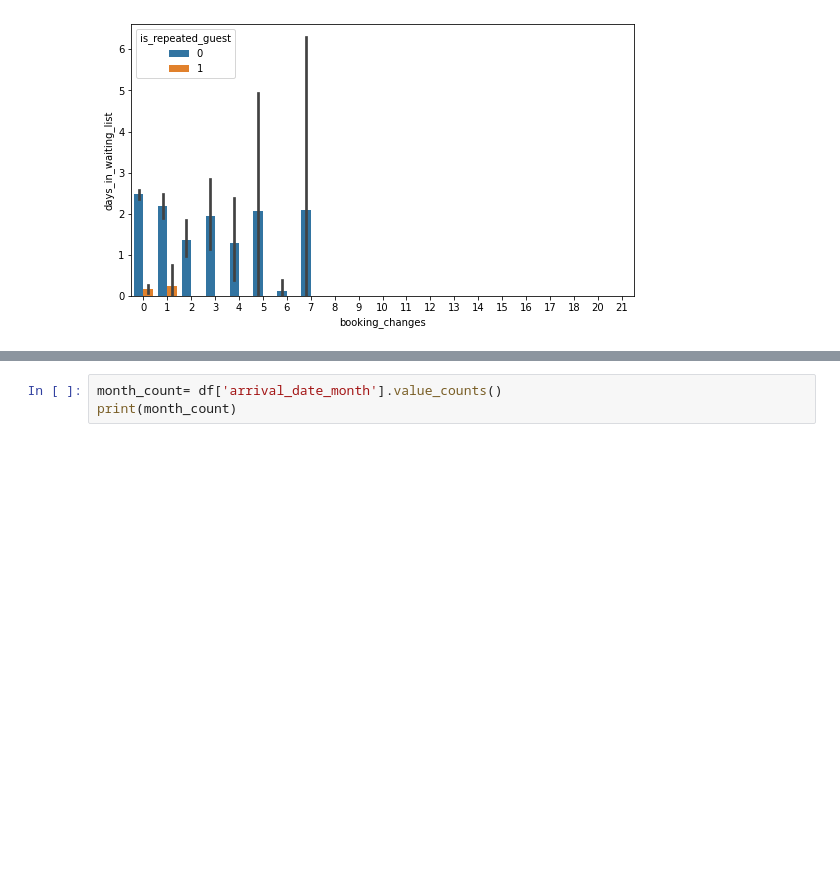
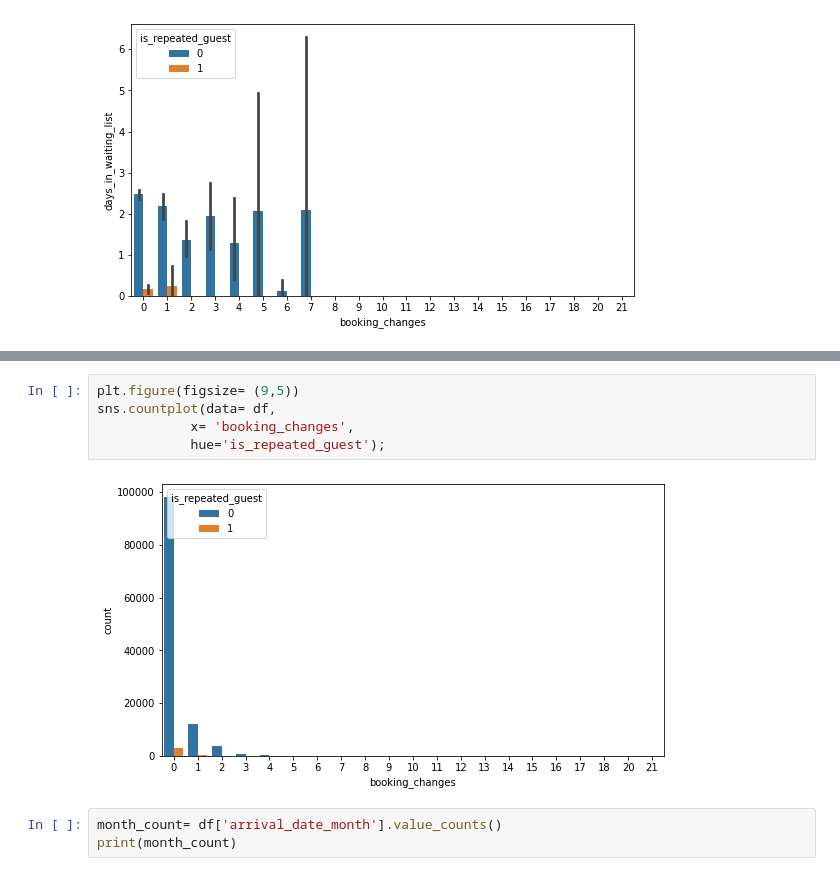
Before and after one commit to neha-goyal55/EDA-Project, a Jupyter notebook: Copy_of_EDA_Hotel_booking_Q1.ipynb, the cells around one changed output, grey strips where cells are left out. Saved outputs shown, nothing was run; the diff lists cells and outputs as text; blank space fills up the shorter version.

```diff
--- a/Copy_of_EDA_Hotel_booking_Q1.ipynb
+++ b/Copy_of_EDA_Hotel_booking_Q1.ipynb
@@ -52,3 +107,10 @@ sns.barplot(data= df,
+# %%
+plt.figure(figsize= (9,5))
+sns.countplot(data= df,
+            x= 'booking_changes',
+            hue='is_repeated_guest');
+# %% [output]
+[figure, added]
 # %%
 month_count= df['arrival_date_month'].value_counts()
 print(month_count)
```
Also changed, not shown: parts of 11 cells of this notebook.
